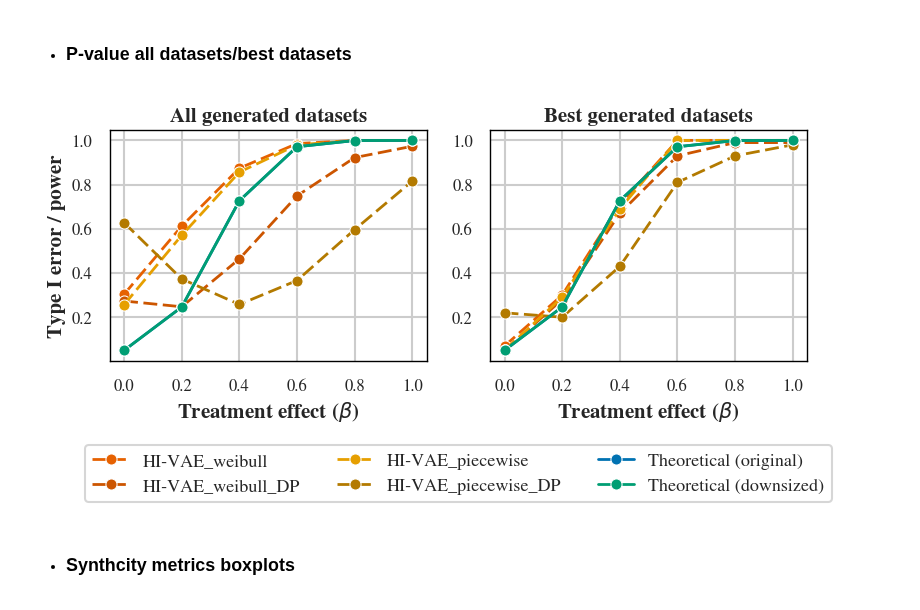
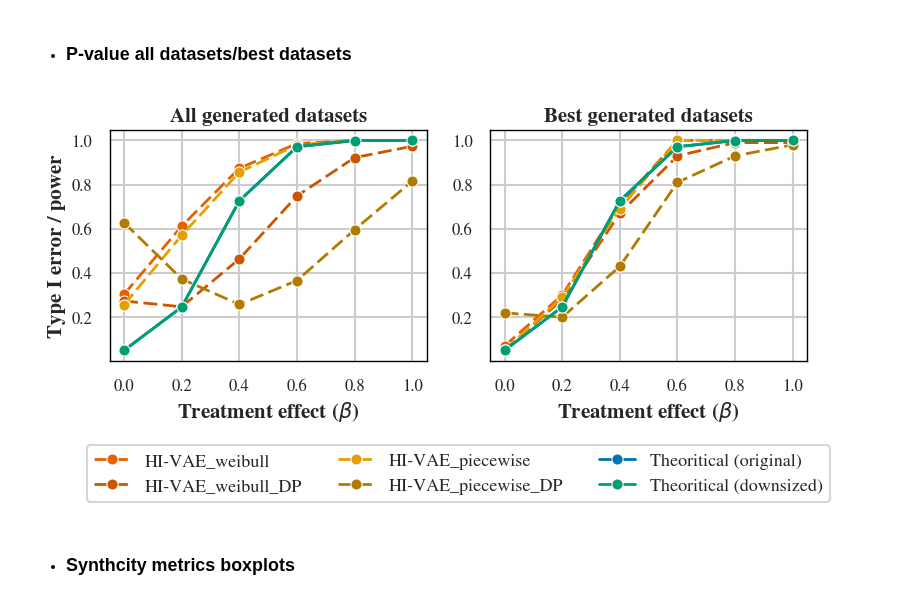
Before and after one commit to aguilloux/survgen-clinical-trials, a Jupyter notebook: visualization notebook/notebook_figures_paper.ipynb, the cells around one changed output. Drawn from its saved outputs; the diff is of its cells as text; code cells hidden in the pictures.

```diff
--- a/visualization notebook/notebook_figures_paper.ipynb
+++ b/visualization notebook/notebook_figures_paper.ipynb
@@ -1006,10 +827,10 @@ for i, aug_perc in enumerate(aug_percs):
         power_theo.append(cpower(D_control_theo[j], D_treated_theo[j], H0_coef_univ_theo[j], 0.05))
         power_theo_init.append(cpower(D_control_theo[j] * aug_perc, D_treated_theo[j], H0_coef_univ_theo[j], 0.05))
 
-    df = pd.concat([df, pd.DataFrame(np.array([["Theoretical (original)"] * len(power_theo), treat_effects_control, np.array(power_theo)]).T,
+    df = pd.concat([df, pd.DataFrame(np.array([["Theoritical (original)"] * len(power_theo), treat_effects_control, np.array(power_theo)]).T,
                                     columns=["Learner", "Treatment effect", "Power"])])
 
-    df = pd.concat([df, pd.DataFrame(np.array([["Theoretical (downsized)"] * len(power_theo), treat_effects_control, np.array(power_theo_init)]).T,
+    df = pd.concat([df, pd.DataFrame(np.array([["Theoritical (downsized)"] * len(power_theo), treat_effects_control, np.array(power_theo_init)]).T,
                                     columns=["Learner", "Treatment effect", "Power"])])
 
     df["Treatment effect"] = pd.to_numeric(df["Treatment effect"], errors="coerce")
@@ -1208,10 +1032,10 @@ for i, aug_perc in enumerate(aug_percs):
         power_theo.append(cpower(D_control_theo[j], D_treated_theo[j], H0_coef_univ_theo[j], 0.05))
         power_theo_init.append(cpower(D_control_theo[j] * aug_perc, D_treated_theo[j], H0_coef_univ_theo[j], 0.05))
 
-    df = pd.concat([df, pd.DataFrame(np.array([["Theoretical (original)"] * len(power_theo), treat_effects_control, np.array(power_theo)]).T,
+    df = pd.concat([df, pd.DataFrame(np.array([["Theoritical (original)"] * len(power_theo), treat_effects_control, np.array(power_theo)]).T,
                                     columns=["Learner", "Treatment effect", "Power"])])
 
-    df = pd.concat([df, pd.DataFrame(np.array([["Theoretical (downsized)"] * len(power_theo), treat_effects_control, np.array(power_theo_init)]).T,
+    df = pd.concat([df, pd.DataFrame(np.array([["Theoritical (downsized)"] * len(power_theo), treat_effects_control, np.array(power_theo_init)]).T,
                                     columns=["Learner", "Treatment effect", "Power"])])
 
     df["Treatment effect"] = pd.to_numeric(df["Treatment effect"], errors="coerce")
@@ -1262,10 +1086,10 @@ for i, aug_perc in enumerate(aug_percs):
         power_theo.append(cpower(D_control_theo[j], D_treated_theo[j], H0_coef_univ_theo[j], 0.05))
         power_theo_init.append(cpower(D_control_theo[j] * aug_perc, D_treated_theo[j], H0_coef_univ_theo[j], 0.05))
 
-    df = pd.concat([df, pd.DataFrame(np.array([["Theoretical (original)"] * len(power_theo), treat_effects_control, np.array(power_theo)]).T,
+    df = pd.concat([df, pd.DataFrame(np.array([["Theoritical (original)"] * len(power_theo), treat_effects_control, np.array(power_theo)]).T,
                                     columns=["Learner", "Treatment effect", "Power"])])
 
-    df = pd.concat([df, pd.DataFrame(np.array([["Theoretical (downsized)"] * len(power_theo), treat_effects_control, np.array(power_theo_init)]).T,
+    df = pd.concat([df, pd.DataFrame(np.array([["Theoritical (downsized)"] * len(power_theo), treat_effects_control, np.array(power_theo_init)]).T,
                                     columns=["Learner", "Treatment effect", "Power"])])
 
     df["Treatment effect"] = pd.to_numeric(df["Treatment effect"], errors="coerce")
@@ -1497,10 +1321,10 @@ for k, axs in enumerate(axs_):
             power_theo.append(cpower(D_control_theo[j], D_treated_theo[j], H0_coef_univ_theo[j], 0.05))
             power_theo_init.append(cpower(D_control_theo[j] * aug_perc, D_treated_theo[j], H0_coef_univ_theo[j], 0.05))
 
-        df = pd.concat([df, pd.DataFrame(np.array([["Theoretical (original)"] * len(power_theo), treat_effects_control, np.array(power_theo)]).T,
+        df = pd.concat([df, pd.DataFrame(np.array([["Theoritical (original)"] * len(power_theo), treat_effects_control, np.array(power_theo)]).T,
                                         columns=["Learner", "Treatment effect", "Power"])])
 
-        df = pd.concat([df, pd.DataFrame(np.array([["Theoretical (downsized)"] * len(power_theo), treat_effects_control, np.array(power_theo_init)]).T,
+        df = pd.concat([df, pd.DataFrame(np.array([["Theoritical (downsized)"] * len(power_theo), treat_effects_control, np.array(power_theo_init)]).T,
                                         columns=["Learner", "Treatment effect", "Power"])])
 
         df["Treatment effect"] = pd.to_numeric(df["Treatment effect"], errors="coerce")
@@ -1653,10 +1477,10 @@ for k, axs in enumerate(axs_):
             power_theo.append(cpower(D_control_theo[j], D_treated_theo[j], H0_coef_univ_theo[j], 0.05))
             power_theo_init.append(cpower(D_control_theo[j] * aug_perc, D_treated_theo[j], H0_coef_univ_theo[j], 0.05))
 
-        df = pd.concat([df, pd.DataFrame(np.array([["Theoretical (original)"] * len(power_theo), treat_effects_control, np.array(power_theo)]).T,
+        df = pd.concat([df, pd.DataFrame(np.array([["Theoritical (original)"] * len(power_theo), treat_effects_control, np.array(power_theo)]).T,
                                         columns=["Learner", "Treatment effect", "Power"])])
 
-        df = pd.concat([df, pd.DataFrame(np.array([["Theoretical (downsized)"] * len(power_theo), treat_effects_control, np.array(power_theo_init)]).T,
+        df = pd.concat([df, pd.DataFrame(np.array([["Theoritical (downsized)"] * len(power_theo), treat_effects_control, np.array(power_theo_init)]).T,
                                         columns=["Learner", "Treatment effect", "Power"])])
 
         df["Treatment effect"] = pd.to_numeric(df["Treatment effect"], errors="coerce")
@@ -1820,10 +1644,10 @@ for j in range(len(H0_coef_univ_theo)):
     power_theo.append(cpower(D_control_theo[j], D_treated_theo[j], H0_coef_univ_theo[j], 0.05))
     power_theo_init.append(cpower(D_control_theo[j] * aug_perc, D_treated_theo[j], H0_coef_univ_theo[j], 0.05))
 
-df = pd.concat([df, pd.DataFrame(np.array([["Theoretical (original)"] * len(power_theo), treat_effects_control, np.array(power_theo)]).T,
+df = pd.concat([df, pd.DataFrame(np.array([["Theoritical (original)"] * len(power_theo), treat_effects_control, np.array(power_theo)]).T,
                                 columns=["Learner", "Treatment effect", "Power"])])
 
-df = pd.concat([df, pd.DataFrame(np.array([["Theoretical (downsized)"] * len(power_theo), treat_effects_control, np.array(power_theo_init)]).T,
+df = pd.concat([df, pd.DataFrame(np.array([["Theoritical (downsized)"] * len(power_theo), treat_effects_control, np.array(power_theo_init)]).T,
                                 columns=["Learner", "Treatment effect", "Power"])])
 
 df["Treatment effect"] = pd.to_numeric(df["Treatment effect"], errors="coerce")
@@ -1885,36 +1709,36 @@ for generator_name in generators_sel:
 power_theo = []
 power_theo_init = []
 for j in range(len(H0_coef_univ_theo)):
     power_theo.append(cpower(D_control_theo[j], D_treated_theo[j], H0_coef_univ_theo[j], 0.05))
     power_theo_init.append(cpower(D_control_theo[j] * aug_perc, D_treated_theo[j], H0_coef_univ_theo[j], 0.05))
 
-df = pd.concat([df, pd.DataFrame(np.array([["Theoretical (original)"] * len(power_theo), treat_effects_control, np.array(power_theo)]).T,
+df = pd.concat([df, pd.DataFrame(np.array([["Theoritical (original)"] * len(power_theo), treat_effects_control, np.array(power_theo)]).T,
                                 columns=["Learner", "Treatment effect", "Power"])])
 
-df = pd.concat([df, pd.DataFrame(np.array([["Theoretical (downsized)"] * len(power_theo), treat_effects_control, np.array(power_theo_init)]).T,
+df = pd.concat([df, pd.DataFrame(np.array([["Theoritical (downsized)"] * len(power_theo), treat_effects_control, np.array(power_theo_init)]).T,
                                 columns=["Learner", "Treatment effect", "Power"])])
 
 df["Treatment effect"] = pd.to_numeric(df["Treatment effect"], errors="coerce")
 df["Power"] = pd.to_numeric(df["Power"], errors="coerce")
 sns.lineplot(data=df, x="Treatment effect", y="Power", hue="Learner", ax=axs[i], style="Learner",
                     linewidth = 2, palette = palette, marker="o", markersize=8, dashes=custom_dashes)
 axs[i].set_ylabel("")
 axs[0].set_ylabel("Type I error / power", fontweight="semibold", fontsize=15)
 axs[i].set_xlabel("")
 axs[1].set_xlabel("Treatment effect ($\\beta$)", fontweight="semibold", fontsize=15)
 axs[i].set_title('Best generated datasets', fontweight="semibold", fontsize=15)
 axs[i].legend().remove()
 axs[i].xaxis.set_major_locator(ticker.MultipleLocator(0.2))  # every 1 unit
 axs[i].yaxis.set_major_locator(ticker.MultipleLocator(0.2))  # every 2 units
 axs[i].tick_params(axis='x', labelsize=12)
 axs[i].tick_params(axis='y', labelsize=12)
 
 
 plt.legend(ncol=3, loc="lower center", bbox_to_anchor=(-.1, -.65), fontsize=13)
 plt.savefig("../figures/simu_datasets_traincontrol_p_value_DP", bbox_inches="tight")
 plt.show()
 # %% [output]
-[figure, old version]
+[figure, new version]
 # %% [markdown]
 - ### Synthcity metrics boxplots
 # %%
```
Also changed, not shown: parts of 13 cells of this notebook.
